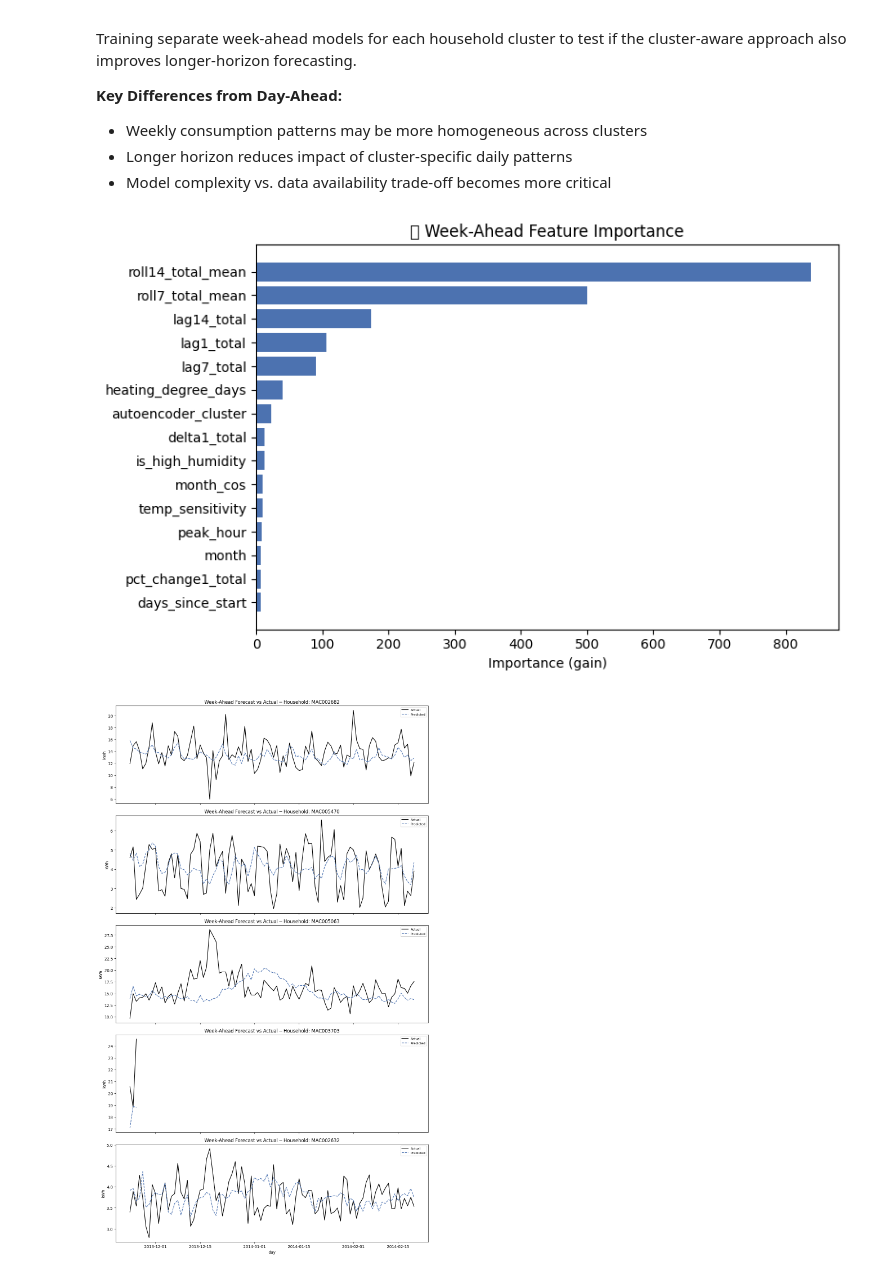
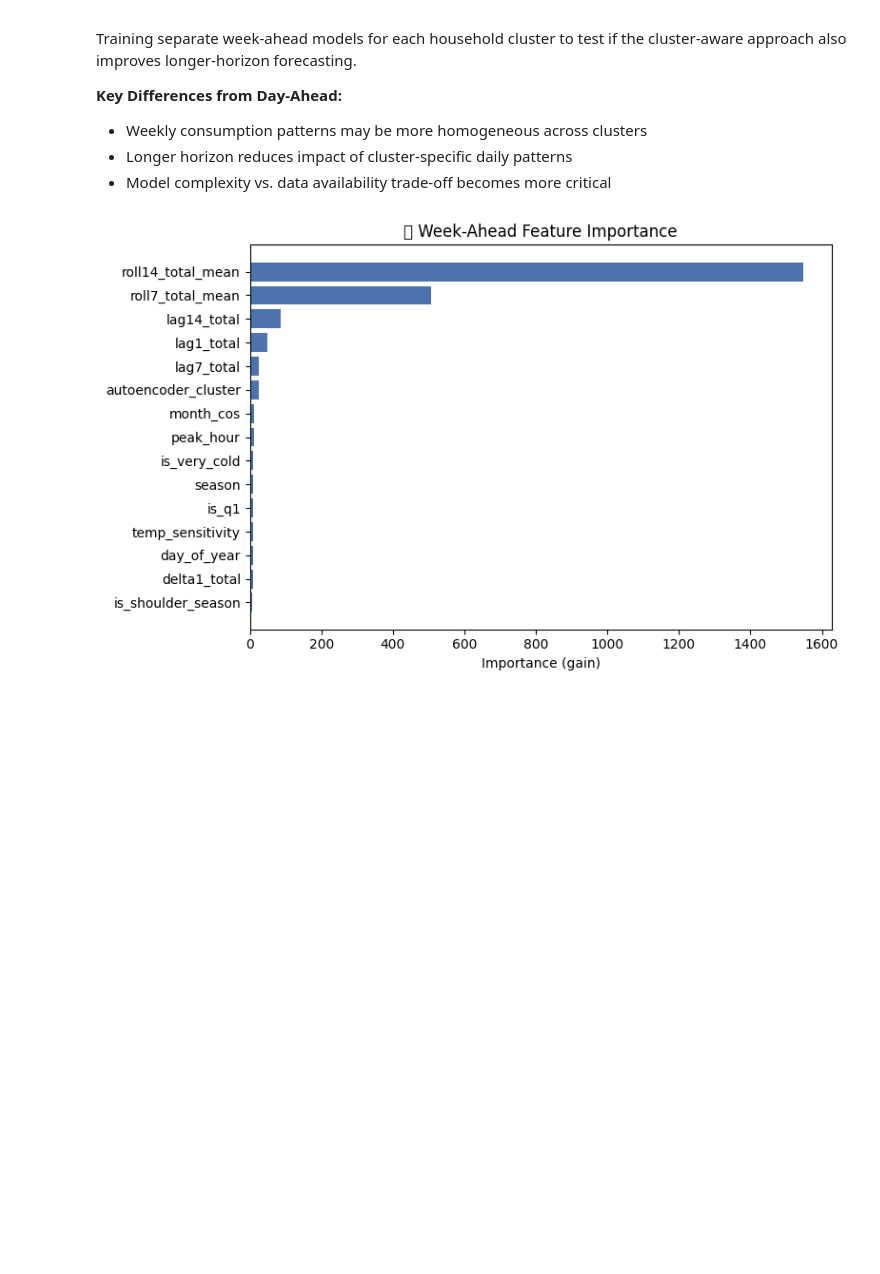
Before and after one commit to shruthiguruprasad/smart-meter-forecasting, a Jupyter notebook: notebooks/xgboost-cluster-aware.ipynb, the cells around one changed output. Cells and saved outputs as stored; diff of their text form; code cells hidden in the pictures; blank space fills up the shorter version.

```diff
--- a/notebooks/xgboost-cluster-aware.ipynb
+++ b/notebooks/xgboost-cluster-aware.ipynb
@@ -116,22 +132,43 @@ Filtering households based on the configured forecast scope:
 - **Subset**: Random selection of households for faster experimentation
 - **All**: Use entire dataset for comprehensive analysis
 # %%
+
 all_households = df_features["LCLid"].unique()
 
 if CONFIG["forecast_scope"] == "single":
+    # Use one specific household
     hh_filter = [CONFIG["sample_household"]]
+
 elif CONFIG["forecast_scope"] == "subset":
     sh = CONFIG["subset_households"]
+
     if isinstance(sh, int):
+        # Sample 'sh' households per cluster
         np.random.seed(CONFIG["seed"])
-        hh_filter = np.random.choice(all_households, size=sh, replace=True).tolist()
+        sampled_households = (
+            df_features.groupby("autoencoder_cluster")["LCLid"]
+            .unique()
+            .apply(lambda x: np.random.choice(x, size=min(sh, len(x)), replace=False))
+            .explode()
+            .dropna()
+            .astype(str)
+            .unique()
+            .tolist()
+        )
+        hh_filter = sampled_households
+
     elif isinstance(sh, list):
+        # Use explicitly provided list
         hh_filter = sh
+
     else:
         raise ValueError("subset_households must be int or list")
+
 else:
+    # Use all households
     hh_filter = all_households.tolist()
 
+# Apply the filter to df_features
 df_features = df_features[df_features["LCLid"].isin(hh_filter)]
 # %% [markdown]
 # 🔮 Day-Ahead Forecasting
@@ -424,0 +793,4 @@ evaluate_peak_performance(
+# %%
+# Filter only Cluster 1 households
+cluster_2_df = df_features[df_features["autoencoder_cluster"] == 2]
+print(f"Cluster 2 sample size: {len(cluster_2_df):,}")
@@ -424,0 +799,8 @@ evaluate_peak_performance(
+# %%
+# Prepare train/val/test splits for Cluster 1
+train_df7, val_df7, test_df7, feature_cols7, target_col7, feature_groups7 = prepare_weekahead_data(
+    raw_df=cluster_2_df,       # This must include total_kwh per day
+    df_features=cluster_2_df,  # Feature-engineered DF
+    test_days=90,
+    val_days=60
+)
@@ -434,21 +894,10 @@ Training separate week-ahead models for each household cluster to test if the cl
 # %%
 plot_feature_importance(
     xgb_model=results_week["model"],
     feature_names=feature_cols7,
     top_n=15,
     importance_type="gain",
     title="Week-Ahead Feature Importance"
 )
-
-plot_actual_vs_predicted(
-    df_test=test_df7,
-    date_col="day",
-    id_col="LCLid",
-    target_col="label_7",
-    y_pred=results_week["predictions"]["test"],
-    sample_n=5,
-    title_prefix="Week-Ahead Forecast vs Actual"
-)
 # %% [output]
-[figure, old version]
+[figure, new version]
-[figure, removed]
```
Also changed, not shown: parts of 29 cells of this notebook, 1 other file.
